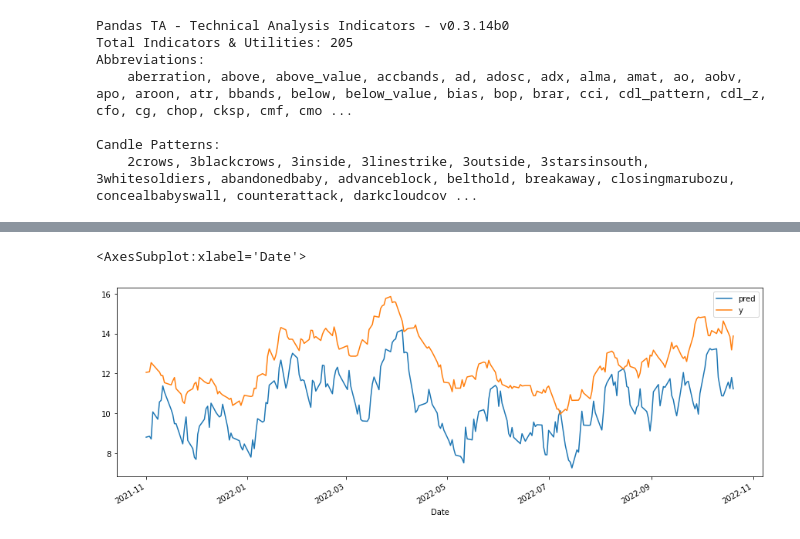
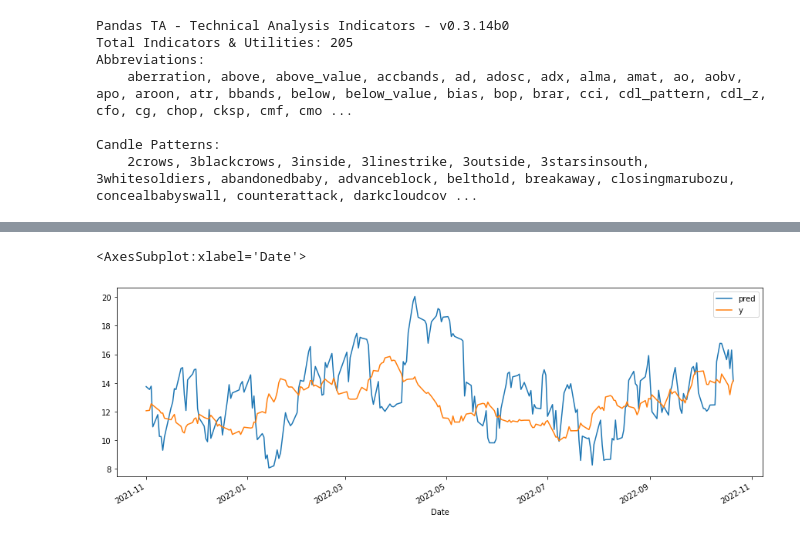
Before and after one commit to Constellation-Dev-Team/constellation-talks-01, a Jupyter notebook: prices_modeling.ipynb, the cells around one changed output, grey strips where cells are left out. Drawn from its saved outputs; the diff is of its cells as text; code cells hidden in the pictures.

```diff
--- a/prices_modeling.ipynb
+++ b/prices_modeling.ipynb
@@ -70,7 +87,7 @@ slp.saved_errors[-5:]
 # %%
 size = train_X.shape[1]
-slp = SingleLayerPerceptron(size)
-slp.learning_rate = 1e-4
+slp = SingleLayerPerceptron(train_X.shape[1], 50, 1, 'identity')
+slp.learning_rate = 1e-10
 # %%
 slp.train(train_X.to_numpy(), train_y.to_numpy())
 slp.saved_errors[-5:]
@@ -83,6 +117,7 @@ slp.saved_errors[-5:]
 # %%
 from sklearn.metrics import mean_absolute_error
 
-pred = slp.predict(test_X)
-mean_absolute_error(test_y, pred)
+pred_train = slp.predict(train_X)
+pred_test = slp.predict(test_X)
+mean_absolute_error(test_y, pred_test)
 # %% [output]
@@ -90,8 +133,8 @@ mean_absolute_error(test_y, pred)
 # %%
 df = pd.DataFrame()
-df['pred'] = pred
+df['pred'] = pred_test
 df['y'] = test_y
 df.plot(figsize=(15, 5))
 # %% [output]
 <AxesSubplot:xlabel='Date'>
-[figure, old version]
+[figure, new version]
```
Also changed, not shown: parts of 5 cells of this notebook, 5 other files.
